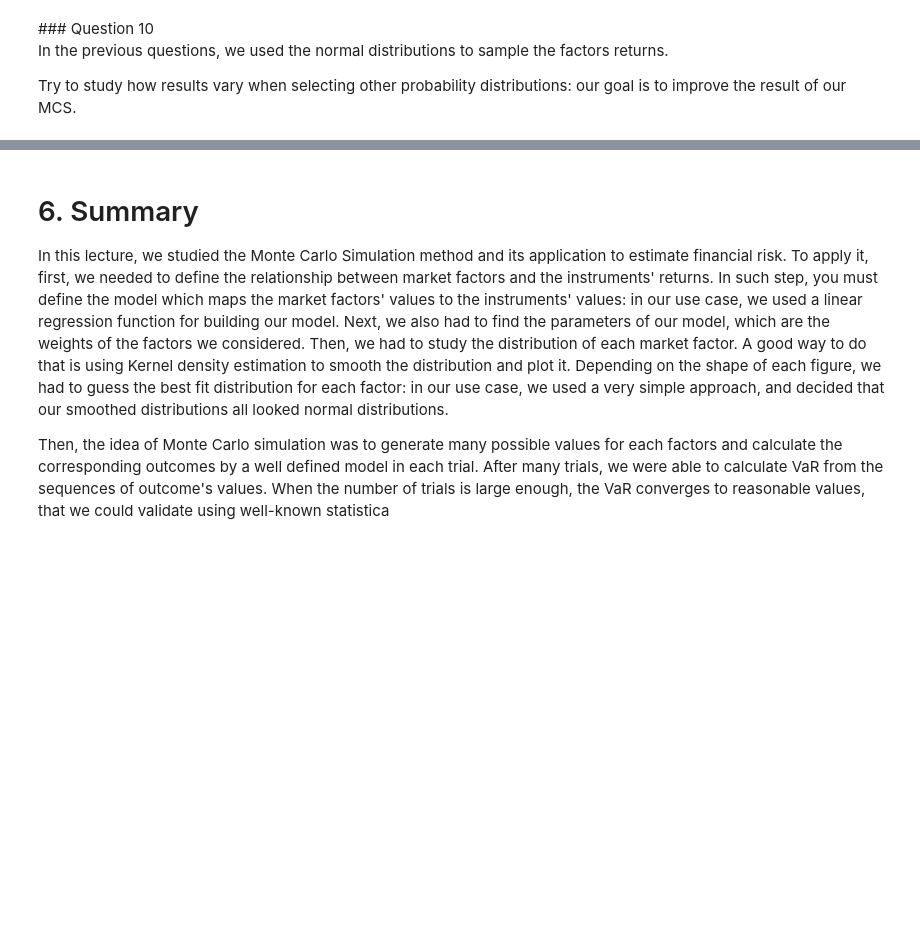
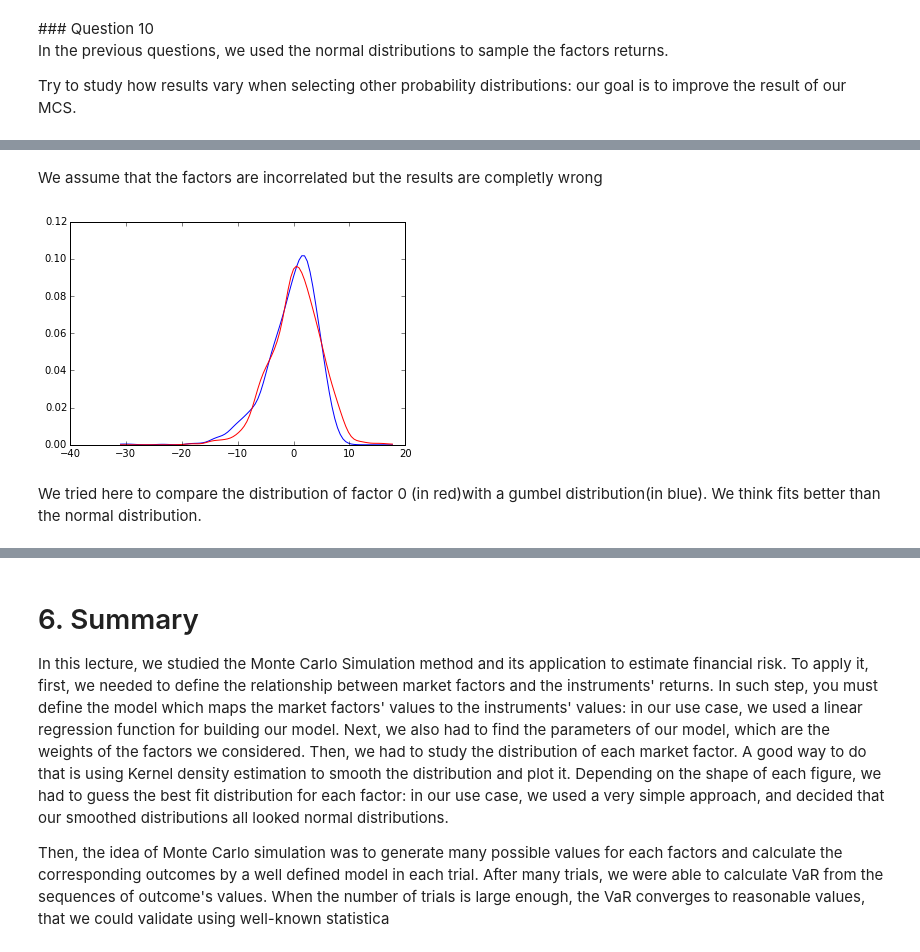
Before and after one commit to atekaya/Algorithmic-Machine-Learning-labs, a Jupyter notebook: [Lecture 7 8] Estimating Financial Risk through Monte Carlo Simulation.ipynb, the cells around one changed output, grey strips where cells are left out. Drawn from its saved outputs; the diff is of its cells as text; code cells hidden in the pictures; blank space fills up the shorter version.

```diff
--- a/[Lecture 7 8] Estimating Financial Risk through Monte Carlo Simulation.ipynb
+++ b/[Lecture 7 8] Estimating Financial Risk through Monte Carlo Simulation.ipynb
@@ -411,7 +411,7 @@ def readYahooHistory(fname):
 factor2_files = ['GSPC.csv', 'IXIC.csv']
 factor2_files = map(lambda fn: factors_folder + fn, factor2_files)
 
-factors2 = [readYahooH:-1:1istory(f) for f in factor2_files]
+factors2 = [readYahooHistory(f) for f in factor2_files]
 
 print(factors2[0][:5])
 # %% [output]
@@ -932,0 +949,7 @@ print(sample)
+# %%
+factorCov = np.cov(factorsReturns)
+factorMeans = [sum(x)/len(x) for x in factorsReturns]
+sample = np.random.multivariate_normal(factorMeans,factorCov)
+print(factorCov)
+print(factorMeans)
+print(sample)
@@ -1153,0 +1296,41 @@ Try to study how results vary when selecting other probability distributions: ou
+# %% [markdown]
+<div class="comment">
+We assume that the factors are incorrelated but the results are completly wrong
+</div>
+# %%
+def plotDistribution_(samples,samples_):
+    vmin = min(samples)
+    vmax = max(samples)
+    stddev = np.std(samples)
+    vmin_ = min(samples_)
+    vmax_ = max(samples_)
+    stddev_ = np.std(samples_)
+
+    domain = np.arange(min(vmin,vmin_),max(vmax_, vmax), (max(vmax_, vmax)-min(vmin,vmin_))/100)
+
+    # a simple heuristic to select bandwidth
+    bandwidth = 1.06 * max(stddev,stddev_) * pow(max(len(samples),len(samples_)), -.2)
+
+    # estimate density
+    kde = KDEUnivariate(samples)
+    kde_ = KDEUnivariate(samples_)
+    kde.fit(bw=bandwidth)
+    kde_.fit(bw=bandwidth)
+    density = kde.evaluate(domain)
+    density_ = kde_.evaluate(domain)
+
+    # plot
+    plt.plot(domain, density)
+    plt.plot(domain, density_,'r')
+    plt.show()
+gamma = 0.57721566490153286060651209008240243104215933593992
+beta=math.sqrt(factorCov[0][0]*6/(math.pi**2))
+loc=factorMeans[0]-beta*gamma
+fR_0=-np.random.gumbel(loc,beta,len(factorsReturns[0]))
+plotDistribution_(fR_0,factorsReturns[0])
+# %% [output]
+[figure, added]
+# %% [markdown]
+<div class="comment">
+We tried here to compare the distribution of factor 0 (in red)with a gumbel distribution(in blue). We think fits better than the normal distribution.
+</div>
```
Also changed, not shown: parts of 48 cells of this notebook.
